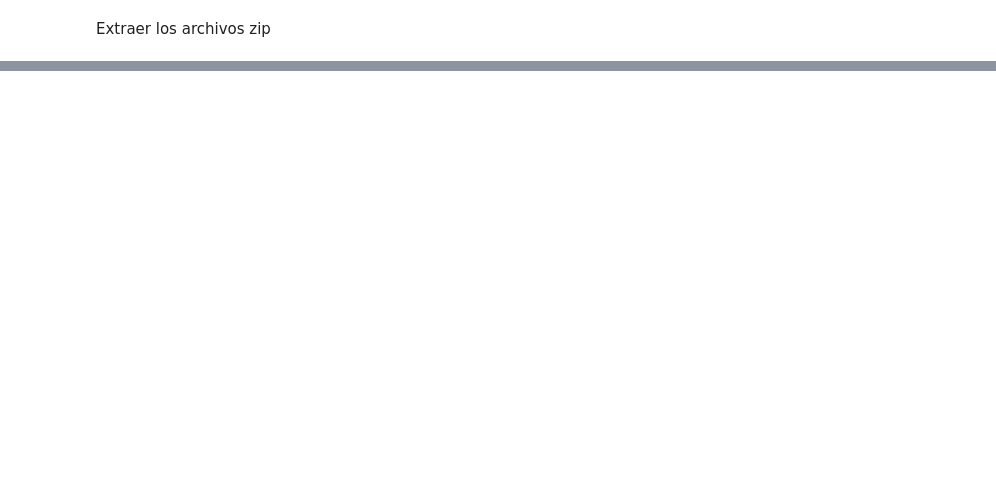
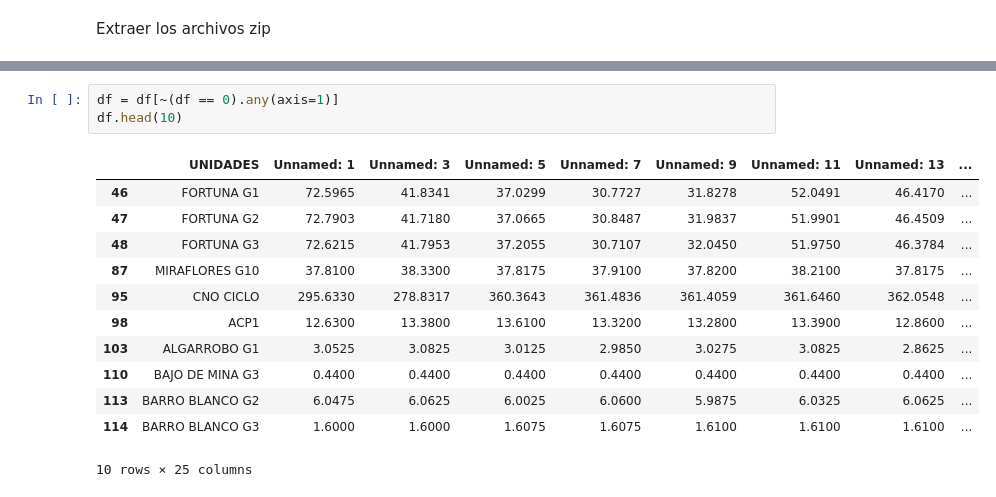
Before and after one commit to AlexJavier09/Automatizador_descargar_CND, a Jupyter notebook: automatizador_CNC.ipynb, the cells around one changed output, grey strips where cells are left out. Drawn from its saved outputs; the diff is of its cells as text; blank space fills up the shorter version.

```diff
--- a/automatizador_CNC.ipynb
+++ b/automatizador_CNC.ipynb
@@ -56,0 +118,16 @@ D:\JupyterNotebook\Selenium_descargar\zipsexcel\PS180822 Se ha extraido correcta
+# %%
+df = df[~(df == 0).any(axis=1)]
+df.head(10)
+# %% [output]
+|  | UNIDADES | Unnamed: 1 | Unnamed: 3 | Unnamed: 5 | Unnamed: 7 | Unnamed: 9 | Unnamed: 11 | Unnamed: 13 | ... |
+| 46 | FORTUNA G1 | 72.5965 | 41.8341 | 37.0299 | 30.7727 | 31.8278 | 52.0491 | 46.4170 | ... |
+| 47 | FORTUNA G2 | 72.7903 | 41.7180 | 37.0665 | 30.8487 | 31.9837 | 51.9901 | 46.4509 | ... |
+| 48 | FORTUNA G3 | 72.6215 | 41.7953 | 37.2055 | 30.7107 | 32.0450 | 51.9750 | 46.3784 | ... |
+| 87 | MIRAFLORES G10 | 37.8100 | 38.3300 | 37.8175 | 37.9100 | 37.8200 | 38.2100 | 37.8175 | ... |
+| 95 | CNO CICLO | 295.6330 | 278.8317 | 360.3643 | 361.4836 | 361.4059 | 361.6460 | 362.0548 | ... |
+| 98 | ACP1 | 12.6300 | 13.3800 | 13.6100 | 13.3200 | 13.2800 | 13.3900 | 12.8600 | ... |
+| 103 | ALGARROBO G1 | 3.0525 | 3.0825 | 3.0125 | 2.9850 | 3.0275 | 3.0825 | 2.8625 | ... |
+| 110 | BAJO DE MINA G3 | 0.4400 | 0.4400 | 0.4400 | 0.4400 | 0.4400 | 0.4400 | 0.4400 | ... |
+| 113 | BARRO BLANCO G2 | 6.0475 | 6.0625 | 6.0025 | 6.0600 | 5.9875 | 6.0325 | 6.0625 | ... |
+| 114 | BARRO BLANCO G3 | 1.6000 | 1.6000 | 1.6075 | 1.6075 | 1.6100 | 1.6100 | 1.6100 | ... |
+10 rows × 25 columns
```
Also changed, not shown: parts of 11 cells of this notebook, 10 other files.
